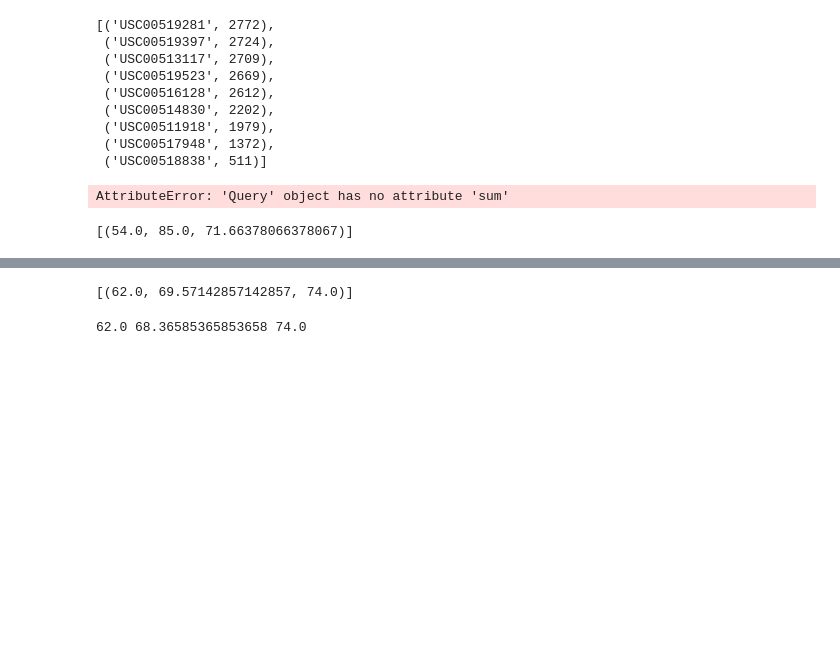
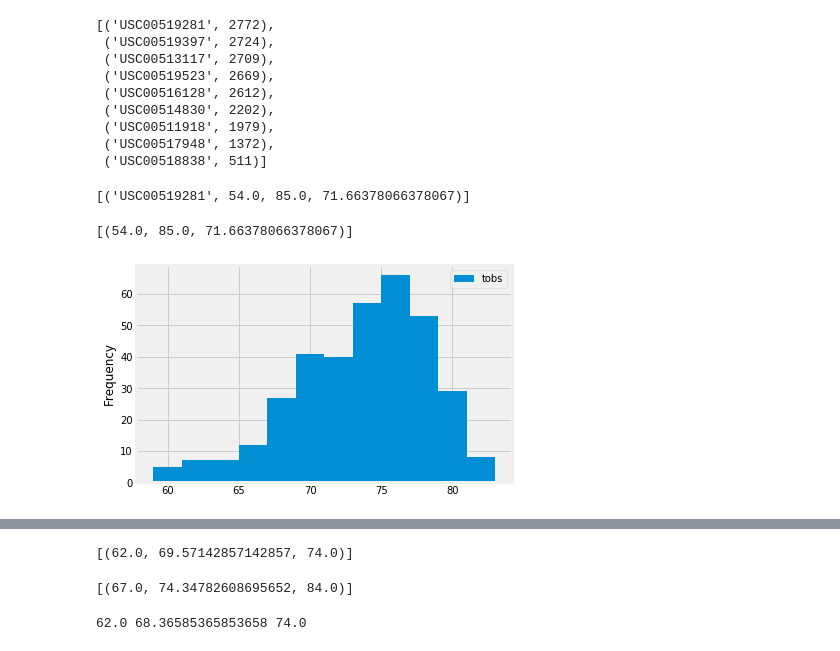
Before and after one commit to dfirestone73/SQLAlchemy-Challenge, a Jupyter notebook: climate_starter.ipynb, the cells around one changed output, grey strips where cells are left out. Cells and saved outputs as stored; diff of their text form; code cells hidden in the pictures; blank space fills up the shorter version.

```diff
--- a/climate_starter.ipynb
+++ b/climate_starter.ipynb
@@ -162,23 +186,32 @@ stationList
  ('USC00518838', 511)]
 # %%
 from statistics import mean
-# %%
-tempList=[]
-temps=session.query(Measurement.tobs).filter(Measurement.station == 'USC00519281').all()
-sum=session.query(Measurement.tobs).filter(Measurement.station == 'USC00519281').sum()
-
-
-
-#avg=sum(temps)/len(temps)
-#tempList=[min(temps),max(temps),temps.mean()]
-#tempList
-# %% [output]
-AttributeError: 'Query' object has no attribute 'sum'
+# %%
+tempList=session.query(Measurement.station,func.min(Measurement.tobs),func.max(Measurement.tobs),\
+                       func.avg(Measurement.tobs)).filter(Measurement.station == 'USC00519281').all()
+
+
+tempList
+# %% [output]
+[('USC00519281', 54.0, 85.0, 71.66378066378067)]
 # %%
 # Using the station id from the previous query, calculate the lowest temperature recorded,
 # highest temperature recorded, and average temperature most active station?
 # %% [output]
 [(54.0, 85.0, 71.66378066378067)]
+# %%
+max_dateT=session.query(Measurement.date).order_by(Measurement.date.desc()).\
+            filter(Measurement.station == 'USC00519281').first()
+#max_date = (2017,8,23)
+year_agoT=dt.date(2017,8,23) - dt.timedelta(days=365)
+
+tempDF=pd.DataFrame(session.query(Measurement.date,Measurement.tobs).\
+                    filter(Measurement.station == 'USC00519281').\
+                    filter(Measurement.date >= year_ago).all())
+tempDF.plot.hist(bins=12)
+plt.show()
+# %% [output]
+[figure, added]
 # %%
 # Choose the station with the highest number of temperature observations.
 # Query the last 12 months of temperature observation data for this station and plot the results as a histogram
@@ -205,6 +238,10 @@ def calc_temps(start_date, end_date):
 print(calc_temps('2012-02-28', '2012-03-05'))
 # %% [output]
 [(62.0, 69.57142857142857, 74.0)]
+# %%
+print(calc_temps('2013-04-28','2013-05-03'))
+# %% [output]
+[(67.0, 74.34782608695652, 84.0)]
 # %%
 # Use your previous function `calc_temps` to calculate the tmin, tavg, and tmax
 # for your trip using the previous year's data for those same dates.
```
Also changed, not shown: parts of 7 cells of this notebook.
